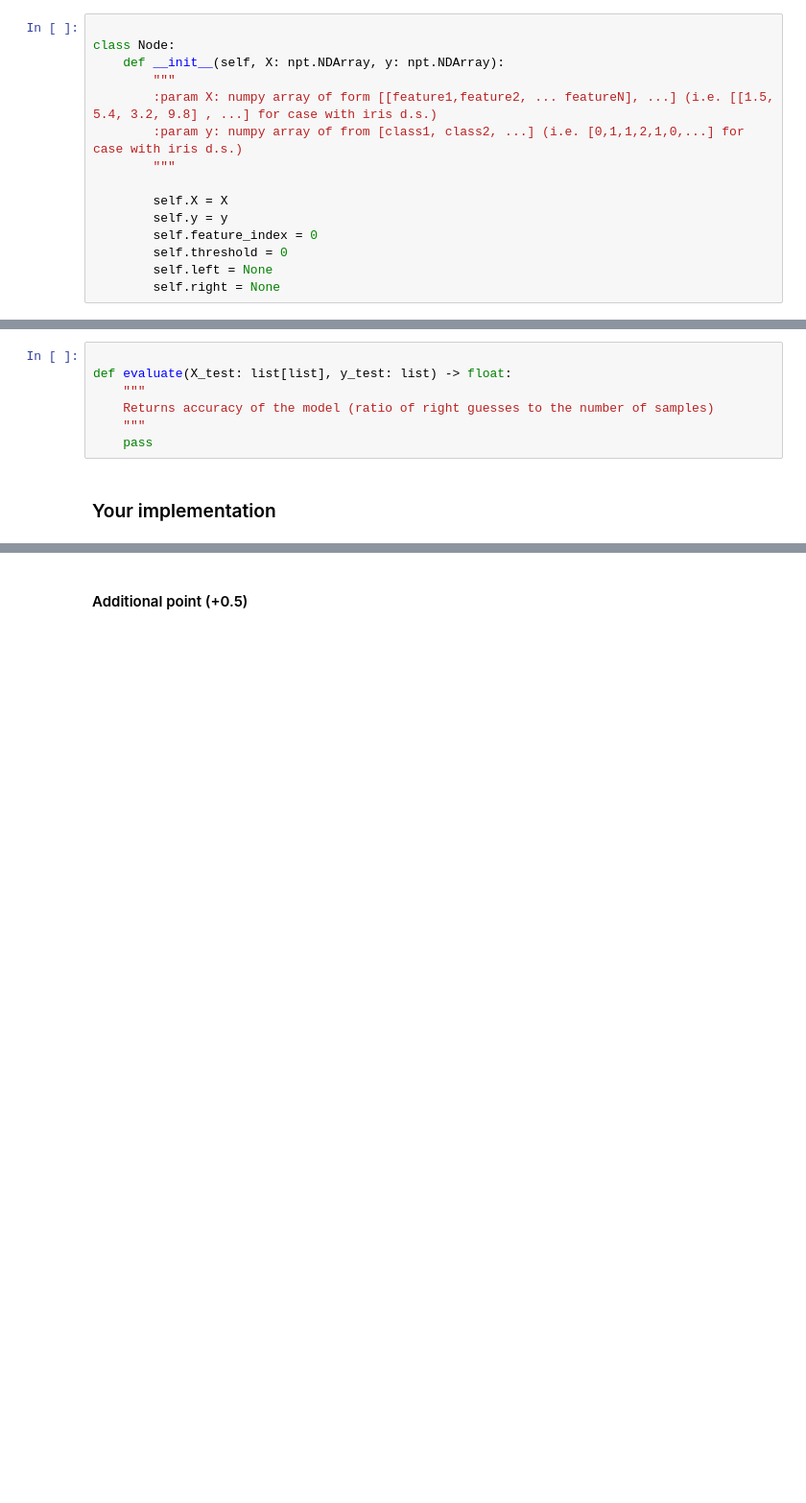
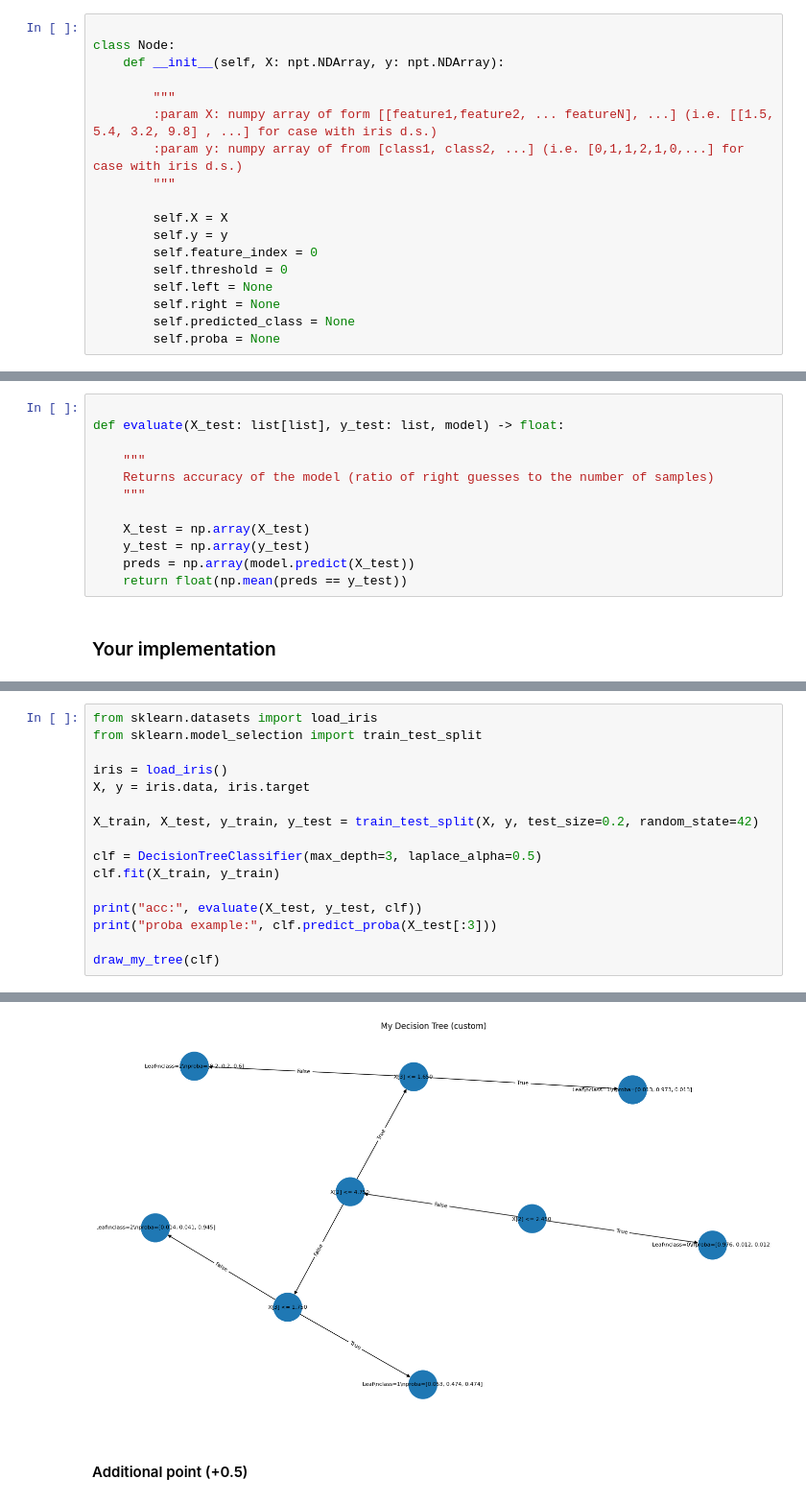
Before and after one commit to andrew-antoniuk/DiscreteMath_Lab1, a Jupyter notebook: 01_Antonenko_Antoniuk_Lab1_Trees1.ipynb, the cells around one changed output, grey strips where cells are left out. Shown at 96% size. Drawn from its saved outputs; the diff is of its cells as text; blank space fills up the shorter version.

Commit message:
Desicion Tree + minor fixes

```diff
--- a/01_Antonenko_Antoniuk_Lab1_Trees1.ipynb
+++ b/01_Antonenko_Antoniuk_Lab1_Trees1.ipynb
@@ -829,6 +880,7 @@ $G = 1 - (\frac{2}{5})^2 - (\frac{2}{5})^2 - (\frac{1}{5})^2 = 0.64$
 
 class Node:
     def __init__(self, X: npt.NDArray, y: npt.NDArray):
+
         """
         :param X: numpy array of form [[feature1,feature2, ... featureN], ...] (i.e. [[1.5, 5.4, 3.2, 9.8] , ...] for case with iris d.s.)
         :param y: numpy array of from [class1, class2, ...] (i.e. [0,1,1,2,1,0,...] for case with iris d.s.)
@@ -840,3 +892,5 @@ class Node:
         self.threshold = 0
         self.left = None
         self.right = None
+        self.predicted_class = None
+        self.proba = None
@@ -866,9 +1079,14 @@ class DecisionTreeClassifier:
 # %%
 
-def evaluate(X_test: list[list], y_test: list) -> float:
+def evaluate(X_test: list[list], y_test: list, model) -> float:
+
     """
     Returns accuracy of the model (ratio of right guesses to the number of samples)
     """
-    pass
+
+    X_test = np.array(X_test)
+    y_test = np.array(y_test)
+    preds = np.array(model.predict(X_test))
+    return float(np.mean(preds == y_test))
 # %% [markdown]
 ### Your implementation
@@ -876,0 +1093,17 @@ def evaluate(X_test: list[list], y_test: list) -> float:
+# %%
+from sklearn.datasets import load_iris
+from sklearn.model_selection import train_test_split
+
+iris = load_iris()
+X, y = iris.data, iris.target
+
+X_train, X_test, y_train, y_test = train_test_split(X, y, test_size=0.2, random_state=42)
+
+clf = DecisionTreeClassifier(max_depth=3, laplace_alpha=0.5)
+clf.fit(X_train, y_train)
+
+print("acc:", evaluate(X_test, y_test, clf))
+print("proba example:", clf.predict_proba(X_test[:3]))
+
+draw_my_tree(clf)
+# %% [output]
@@ -877,3 +1114,4 @@ def evaluate(X_test: list[list], y_test: list) -> float:
+[figure, added]
 # %% [markdown]
 #### Additional point (+0.5)
 # %% [markdown]
```
Also changed, not shown: parts of 30 cells of this notebook.
